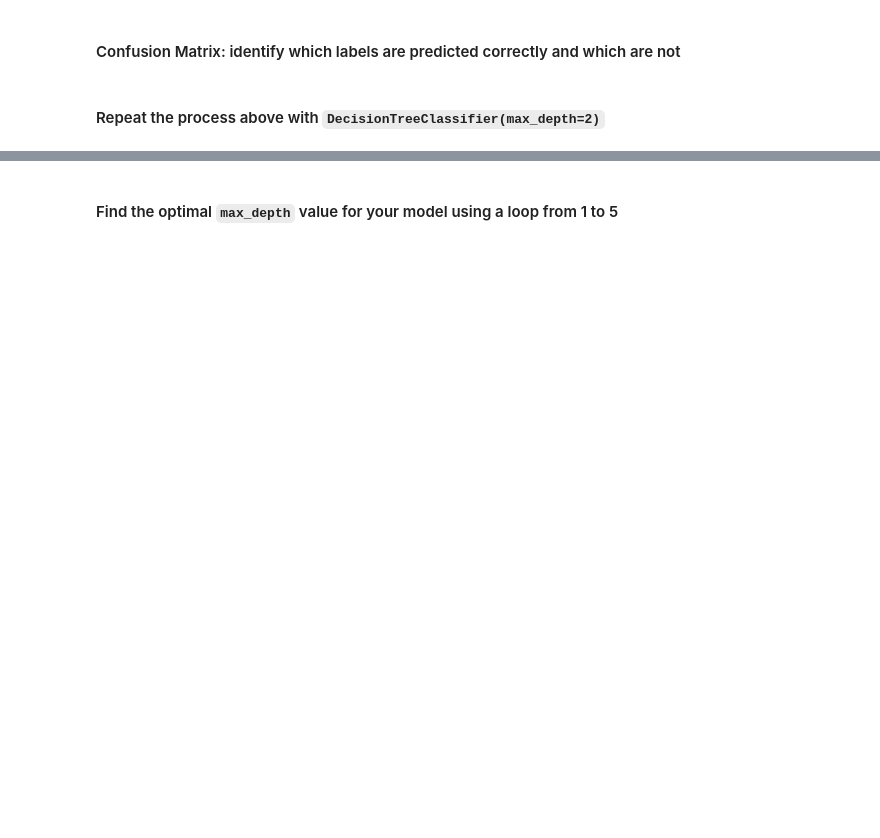
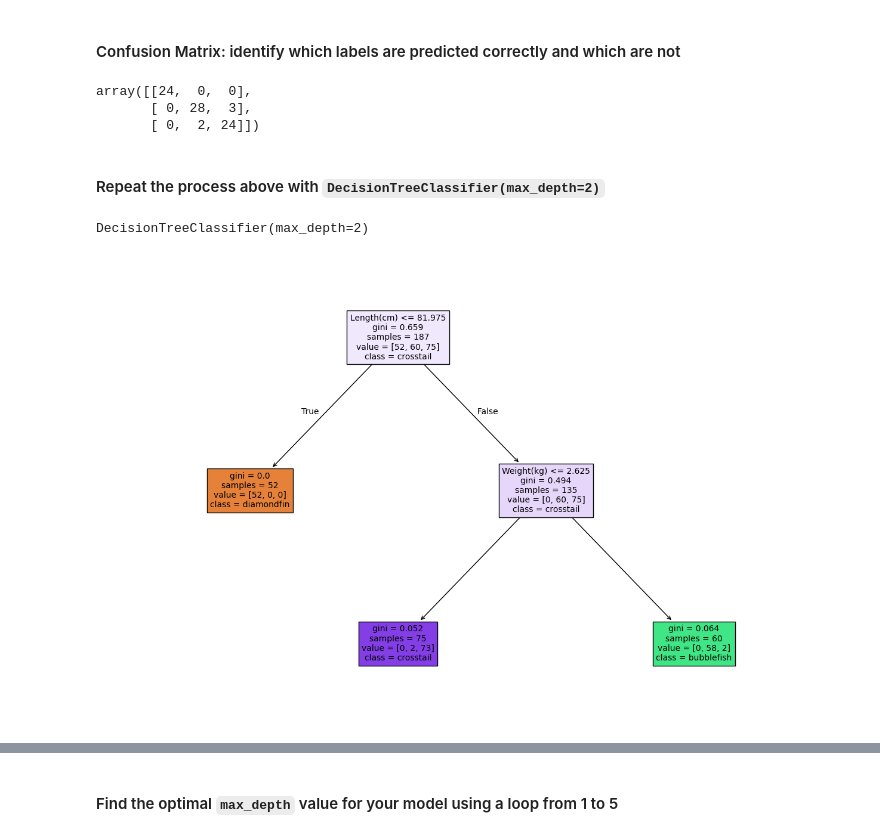
Before and after one commit to whatnirja/PyData2025, a Jupyter notebook: Lab_Week12_DecisionTree/lab12_DecisionTree.ipynb, the cells around one changed output, grey strips where cells are left out. Cells and saved outputs as stored; diff of their text form; code cells hidden in the pictures; blank space fills up the shorter version.

```diff
--- a/Lab_Week12_DecisionTree/lab12_DecisionTree.ipynb
+++ b/Lab_Week12_DecisionTree/lab12_DecisionTree.ipynb
@@ -214,3 +243,4 @@ print(f"My Decision Tree Model Accuracy: {accuracy}")
 # %%
 model = DecisionTreeClassifier()
 #your code here - train the model with your training data
+model.fit(X_train, y_train)
@@ -232,8 +272,16 @@ visualize_tree_boundries(model, X_train, y_train, ax=ax)
 # %%
 #confusion matrix
 from sklearn.metrics import confusion_matrix
-confusion_matrix(None, None)
+confusion_matrix(y_test, y_pred)
+# %% [output]
+array([[24,  0,  0],
+       [ 0, 28,  3],
+       [ 0,  2, 24]])
 # %% [markdown]
 #### Repeat the process above with `DecisionTreeClassifier(max_depth=2)`
 # %%
 #Define and train the mode
+model2 = DecisionTreeClassifier(max_depth=2)
+model2.fit(X_train, y_train)
+# %% [output]
+DecisionTreeClassifier(max_depth=2)
@@ -243,0 +288,7 @@ confusion_matrix(None, None)
+# %%
+#visualize the decision tree diagram
+plt.figure(figsize=(16,10))
+plot_tree(model2, filled=True, feature_names=feature_names, class_names=target_names, fontsize=10)
+plt.show()
+# %% [output]
+[figure, added]
```
Also changed, not shown: parts of 22 cells of this notebook.
